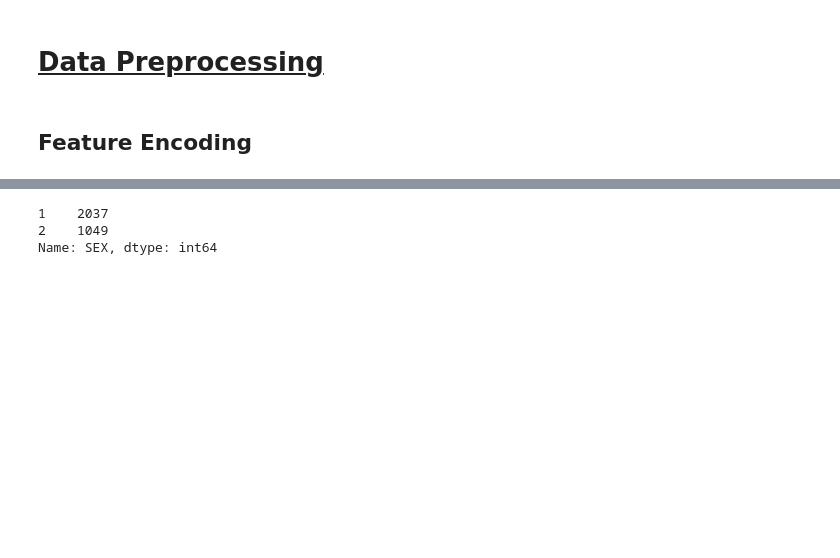
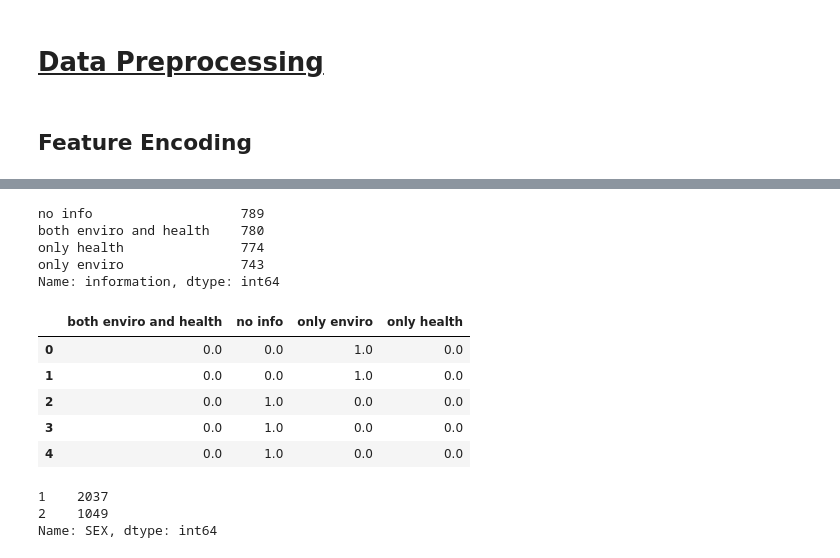
Before and after one commit to Obliquedbishop/CG_based_DCMs, a Jupyter notebook: discrete_choice_model.ipynb, the cells around one changed output, grey strips where cells are left out. Saved outputs shown, nothing was run; the diff lists cells and outputs as text; code cells hidden in the pictures; blank space fills up the shorter version.

```diff
--- a/discrete_choice_model.ipynb
+++ b/discrete_choice_model.ipynb
@@ -155,6 +152,24 @@ Name: job_type, dtype: int64
 | 4 | 0.0 | 0.0 | 0.0 | 0.0 | ... |
 # %%
 # Keeping `INCOME` as oridnally encoded
+# %%
+# one-hot encoding the `information` column
+print(df['information'].value_counts())
+info_sparse_matrix = ohe.fit_transform(df['information'].to_numpy().reshape(-1, 1)).toarray()
+info_df = pd.DataFrame(data=info_sparse_matrix, columns=ohe.categories_[0])
+info_df.head()
+# %% [output]
+no info                   789
+both enviro and health    780
+only health               774
+only enviro               743
+Name: information, dtype: int64
+|  | both enviro and health | no info | only enviro | only health |
+| 0 | 0.0 | 0.0 | 1.0 | 0.0 |
+| 1 | 0.0 | 0.0 | 1.0 | 0.0 |
+| 2 | 0.0 | 1.0 | 0.0 | 0.0 |
+| 3 | 0.0 | 1.0 | 0.0 | 0.0 |
+| 4 | 0.0 | 1.0 | 0.0 | 0.0 |
 # %%
 # one-hot encoding the SEX column
 print(df['SEX'].value_counts())
```
Also changed, not shown: parts of 20 cells of this notebook.
